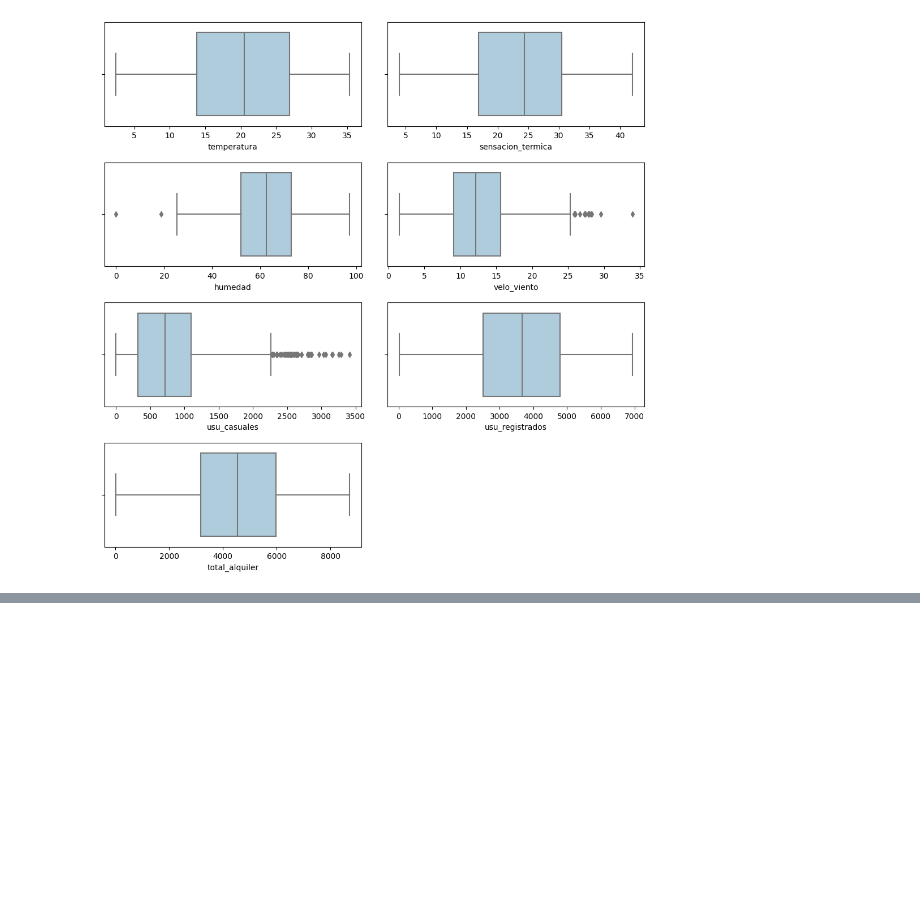
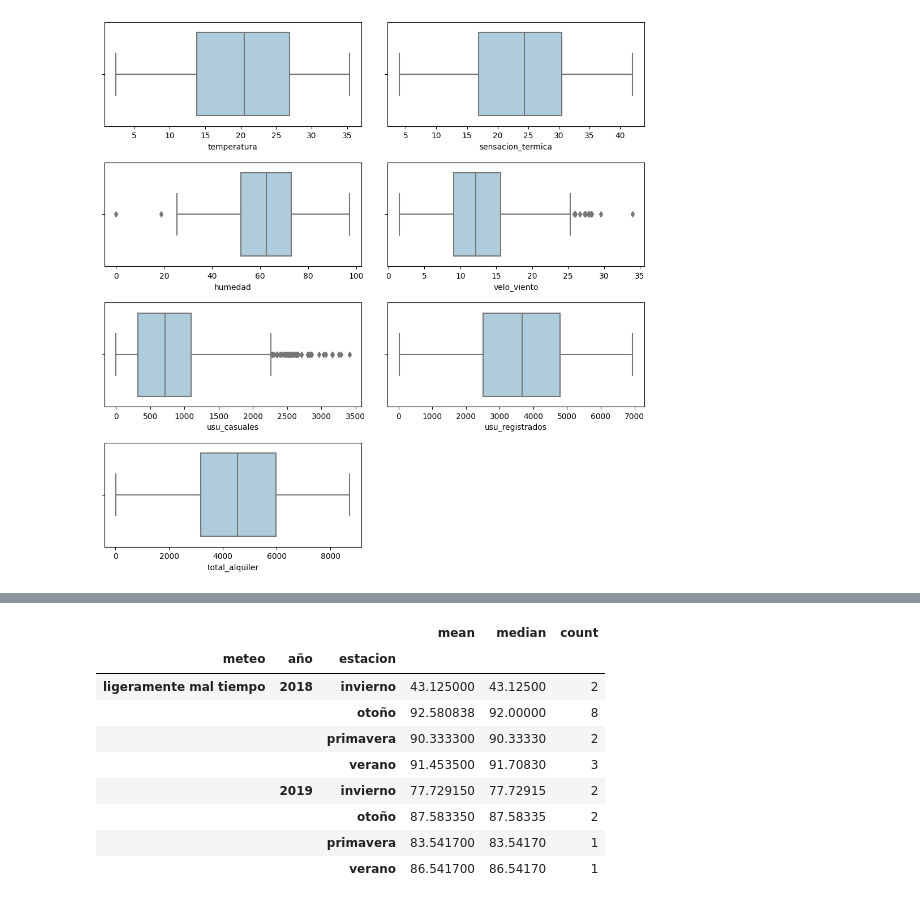
Before and after one commit to GriselleAlanis/project-da-promoE-module3-team1, a Jupyter notebook: Visualizaciones.ipynb, the cells around one changed output, grey strips where cells are left out. Cells and saved outputs as stored; diff of their text form; code cells hidden in the pictures; blank space fills up the shorter version.

```diff
--- a/Visualizaciones.ipynb
+++ b/Visualizaciones.ipynb
@@ -39,0 +77,13 @@ plt.show()    #chequeo de outliers
+# %%
+df[(df["meteo"] == "ligeramente mal tiempo")].groupby(["meteo", "año", "estacion"])["humedad"].agg(["mean", "median", "count"])
+# %% [output]
+|  |  |  | mean | median | count |
+| meteo | año | estacion |  |  |  |
+| ligeramente mal tiempo | 2018 | invierno | 43.125000 | 43.12500 | 2 |
+|  |  | otoño | 92.580838 | 92.00000 | 8 |
+|  |  | primavera | 90.333300 | 90.33330 | 2 |
+|  |  | verano | 91.453500 | 91.70830 | 3 |
+|  | 2019 | invierno | 77.729150 | 77.72915 | 2 |
+|  |  | otoño | 87.583350 | 87.58335 | 2 |
+|  |  | primavera | 83.541700 | 83.54170 | 1 |
+|  |  | verano | 86.541700 | 86.54170 | 1 |
```
Also changed, not shown: parts of 12 cells of this notebook.
